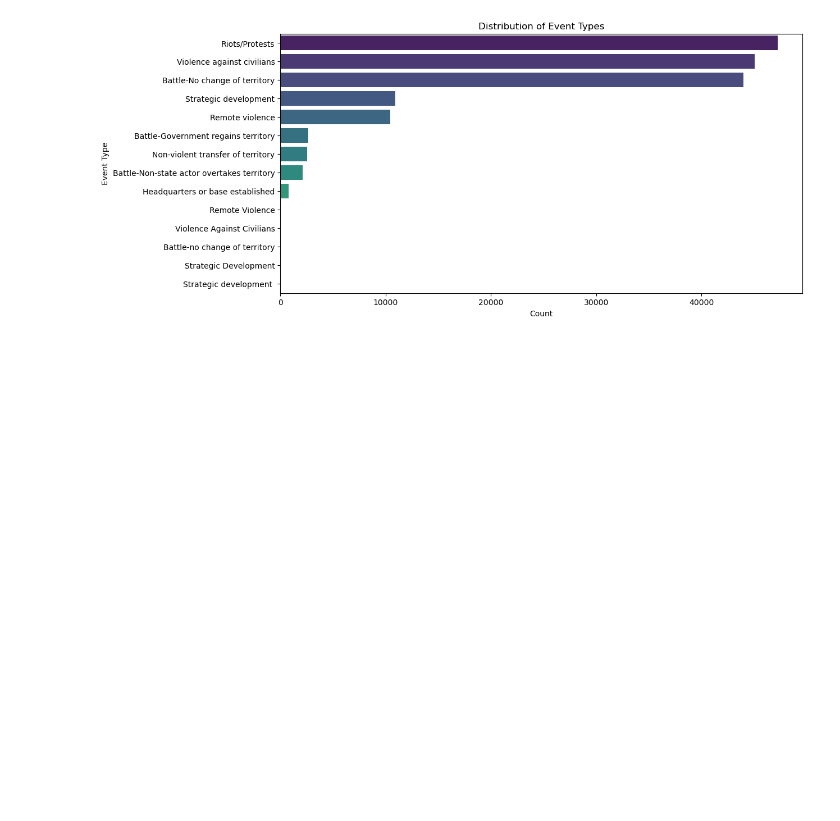
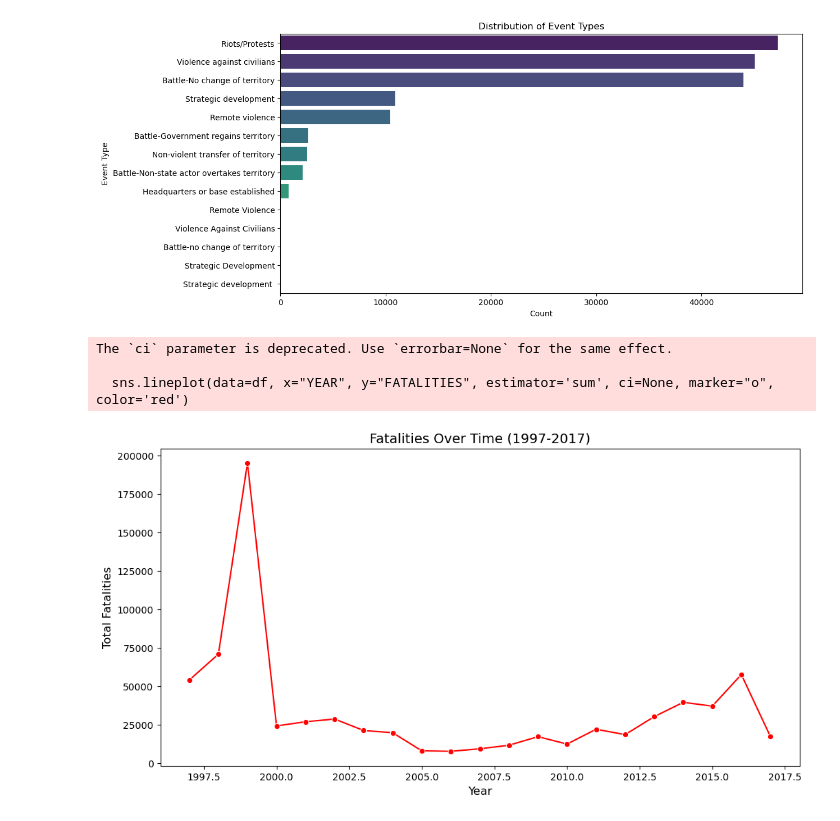
Before and after one commit to pedroalmada/ACLED_Africa_Conflict_1997_2017_Data, a Jupyter notebook: notebooks/01_data_cleaning.ipynb, the cells around one changed output. Drawn from its saved outputs; the diff is of its cells as text; code cells hidden in the pictures; blank space fills up the shorter version.

Commit message:
Data viz (Fatalities over time)

```diff
--- a/notebooks/01_data_cleaning.ipynb
+++ b/notebooks/01_data_cleaning.ipynb
@@ -312,3 +312,22 @@ Passing `palette` without assigning `hue` is deprecated and will be removed in v
 
   sns.countplot(y=df['EVENT_TYPE'], order=df['EVENT_TYPE'].value_counts().index, palette='viridis')
 [figure]
+# %%
+#Fatalities over time
+plt.figure(figsize=(12, 6))
+
+# Line plot for Fatalities over the Years
+sns.lineplot(data=df, x="YEAR", y="FATALITIES", estimator='sum', ci=None, marker="o", color='red')
+
+# Title and labels
+plt.title("Fatalities Over Time (1997-2017)", fontsize=14)
+plt.xlabel("Year", fontsize=12)
+plt.ylabel("Total Fatalities", fontsize=12)
+
+# Show the plot
+plt.show()
+# %% [output]
+The `ci` parameter is deprecated. Use `errorbar=None` for the same effect.
+
+  sns.lineplot(data=df, x="YEAR", y="FATALITIES", estimator='sum', ci=None, marker="o", color='red')
+[figure, added]
```
